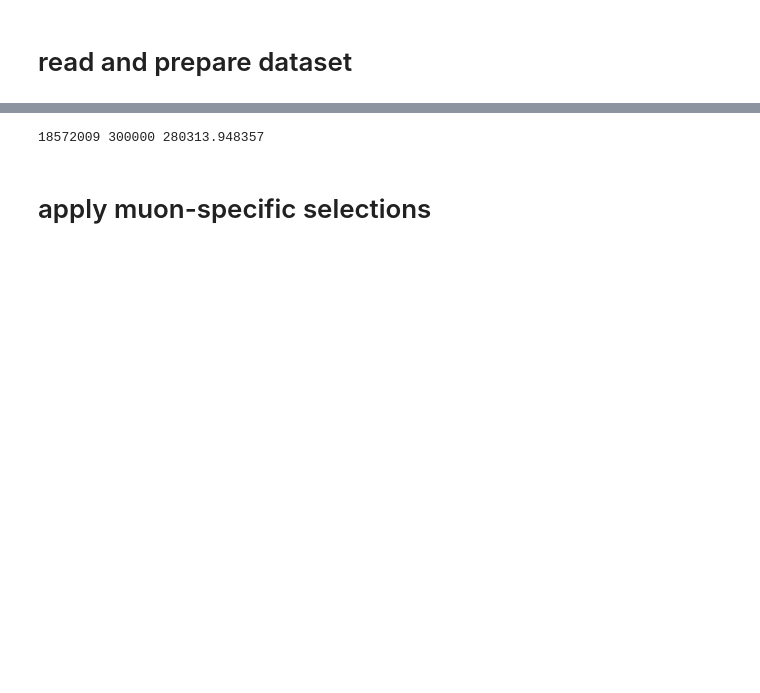
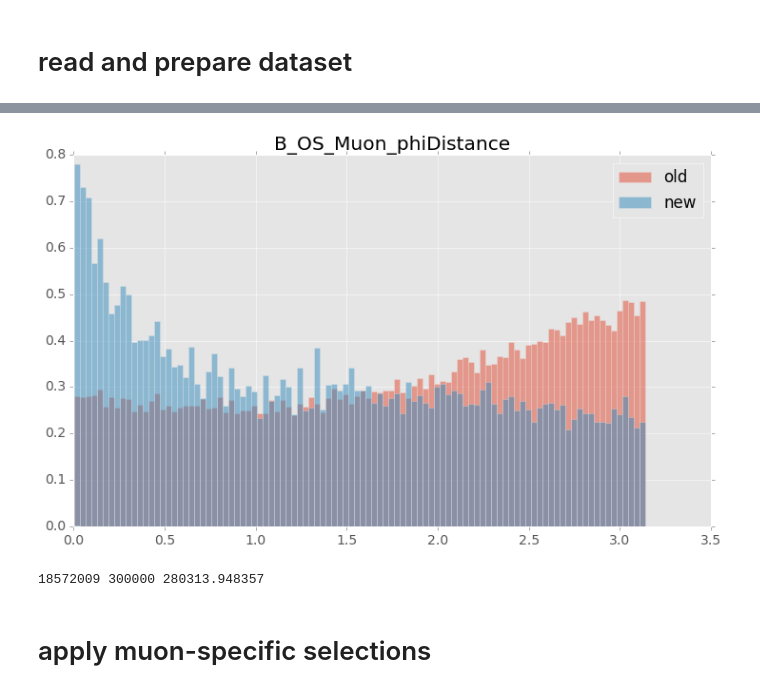
Before and after one commit to bixel/fttrainer, a Jupyter notebook: muon-training.ipynb, the cells around one changed output, grey strips where cells are left out. Cells and saved outputs as stored; diff of their text form; code cells hidden in the pictures; blank space fills up the shorter version.

```diff
--- a/muon-training.ipynb
+++ b/muon-training.ipynb
@@ -73,3 +125,14 @@ df = pd.concat([df_11, df_12], join='inner')
+# %%
+for col in classic_MVA_features[:0] + ['B_OS_Muon_phiDistance']:
+    _, bins = np.histogram(np.append(df_t[col].values, max_pt_data[col].values), bins=100)
+    plt.hist(df_t[col], alpha=0.5, normed=True, bins=bins, label='old')
+    plt.hist(max_pt_data[col], alpha=0.5, normed=True, bins=bins, label='new')
+    # plt.hist(np.log(max_pt_data[col]), alpha=0.5, normed=True, bins=30, label='new log')
+    plt.title(col)
+    plt.legend(loc='best')
+    plt.show()
+# %% [output]
+[figure, added]
 # %%
 # set an event_id label to uniquely identify events (should be actual event id information from TupleToolEventInfo)
 df['event_id'] = df.B_PT
```
Also changed, not shown: parts of 30 cells of this notebook.
